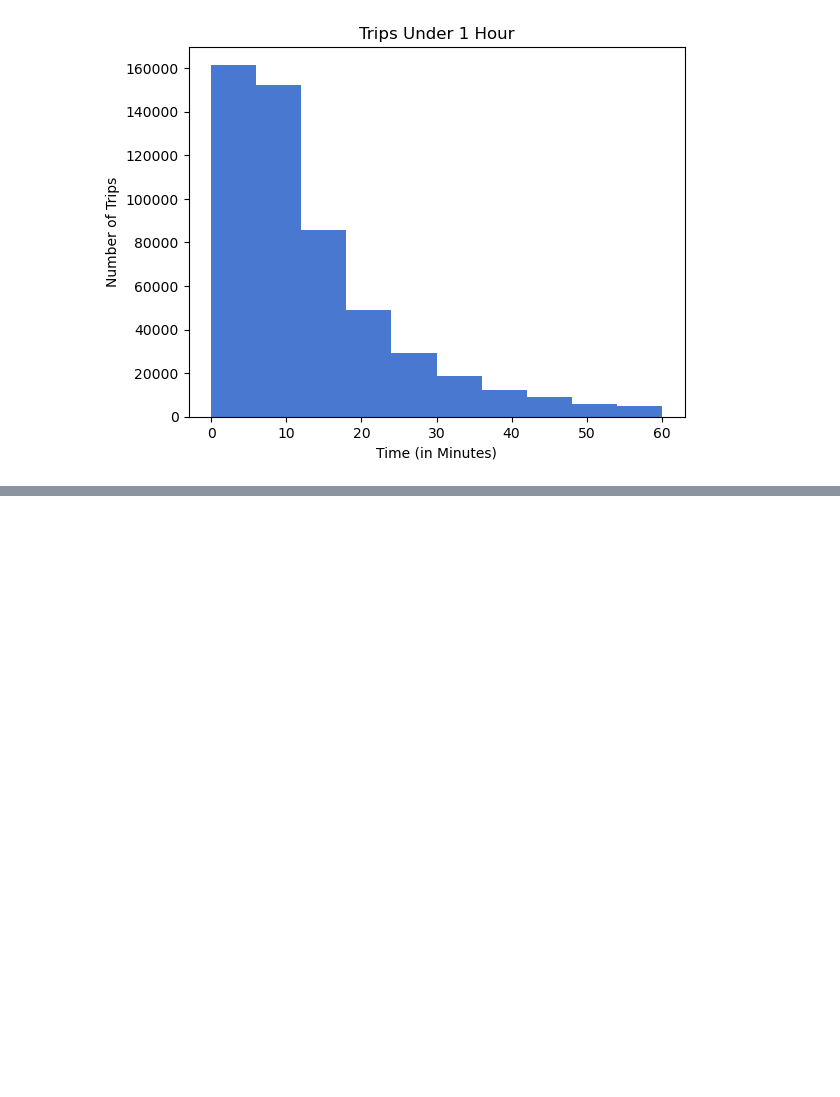
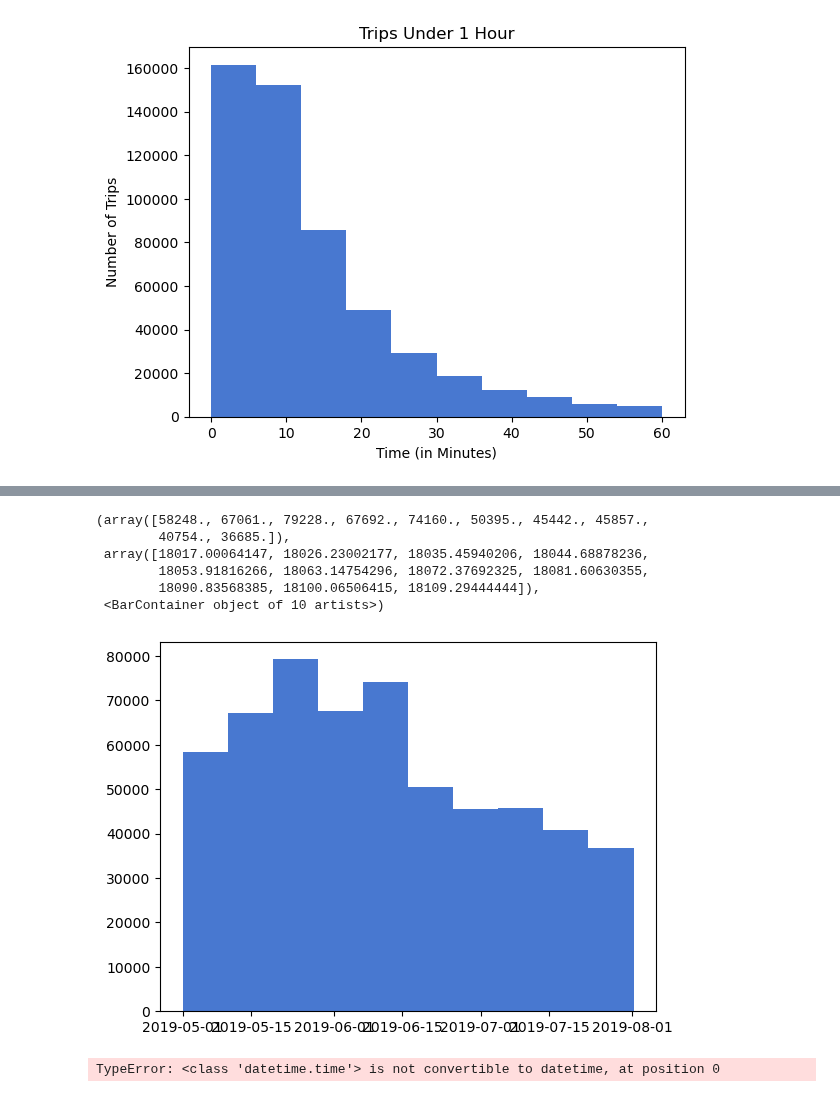
Before and after one commit to NSS-Data-Analytics-Cohort-10/scooters-group-2, a Jupyter notebook: notebooks/scooters_notebook.ipynb, the cells around one changed output, grey strips where cells are left out. Drawn from its saved outputs; the diff is of its cells as text; code cells hidden in the pictures; blank space fills up the shorter version.

```diff
--- a/notebooks/scooters_notebook.ipynb
+++ b/notebooks/scooters_notebook.ipynb
@@ -775,0 +787,14 @@ time_pattern = pd.read_sql(query_time_pattern, con = engine)
+# %%
+plt.hist(time_pattern)
+# %% [output]
+(array([58248., 67061., 79228., 67692., 74160., 50395., 45442., 45857.,
+        40754., 36685.]),
+ array([18017.00064147, 18026.23002177, 18035.45940206, 18044.68878236,
+        18053.91816266, 18063.14754296, 18072.37692325, 18081.60630355,
+        18090.83568385, 18100.06506415, 18109.29444444]),
+ <BarContainer object of 10 artists>)
+[figure, added]
+# %%
+time_pattern['pubtimestamp'] = pd.to_datetime(time_pattern['pubtimestamp'])
+# %% [output]
+TypeError: <class 'datetime.time'> is not convertible to datetime, at position 0
```
Also changed, not shown: parts of 5 cells of this notebook.
